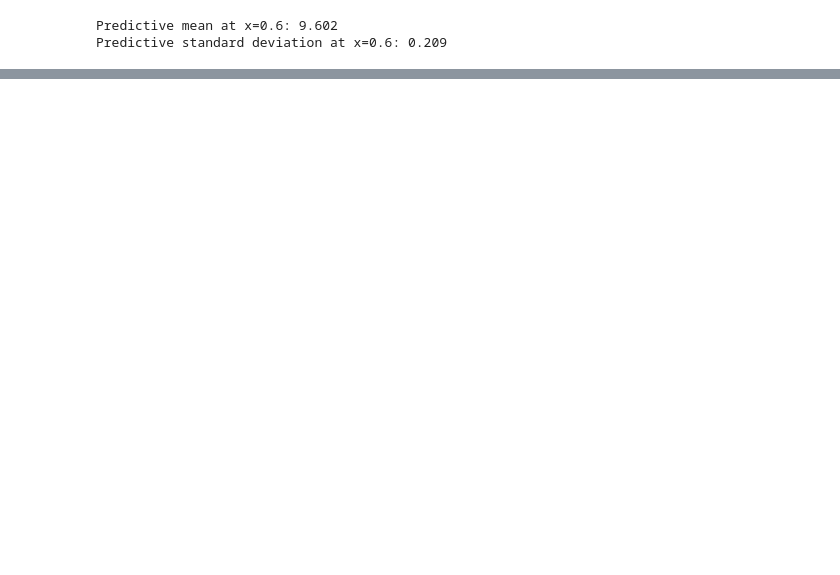
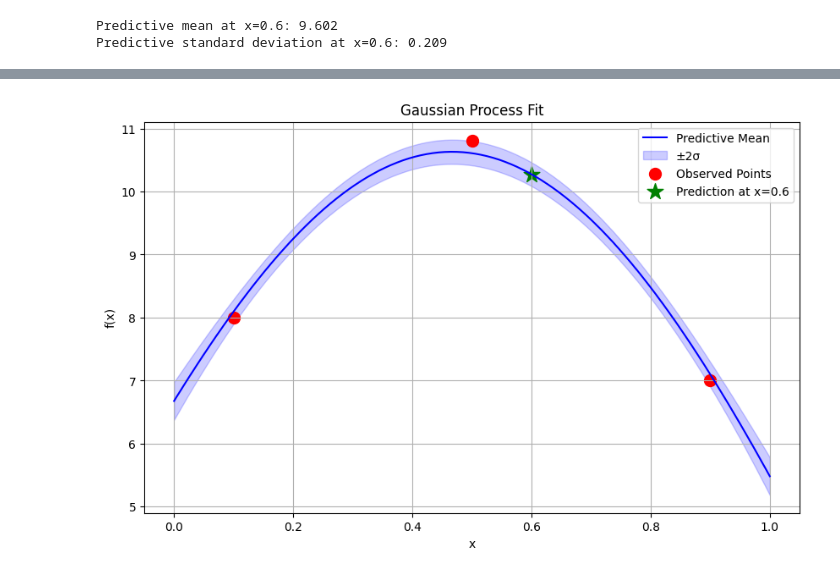
Before and after one commit to Alan-Cheong/IEEE_QW_2020, a Jupyter notebook: Bayesian_Optimisation_Grok3_example.ipynb, the cells around one changed output, grey strips where cells are left out. Cells and saved outputs as stored; diff of their text form; code cells hidden in the pictures; blank space fills up the shorter version.

```diff
--- a/Bayesian_Optimisation_Grok3_example.ipynb
+++ b/Bayesian_Optimisation_Grok3_example.ipynb
@@ -82,3 +82,81 @@ if __name__ == "__main__":
 # %% [output]
 Predictive mean at x=0.6: 9.602
 Predictive standard deviation at x=0.6: 0.209
+# %%
+import numpy as np
+import matplotlib.pyplot as plt
+
+def squared_exponential_kernel(x, x_prime, length_scale=1.0, sigma_f=3.2):
+    """
+    Squared exponential kernel: k(x, x') = sigma_f^2 * exp(-||x - x'||^2 / (2 * length_scale^2))
+    """
+    sq_dist = np.sum((x - x_prime) ** 2)
+    return sigma_f ** 2 * np.exp(-sq_dist / (2 * length_scale ** 2))
+
+def compute_k_x_X(x, X, length_scale=1.0, sigma_f=3.2):
+    """
+    Compute k(x, X): covariance vector between new point x and observed points X.
+    """
+    return np.array([squared_exponential_kernel(x, x_i, length_scale, sigma_f) for x_i in X])
+
+def compute_K(X, length_scale=1.0, sigma_f=3.2, noise_variance=0.0):
+    """
+    Compute K: covariance matrix for observed points X.
+    """
+    n = len(X)
+    K = np.zeros((n, n))
+    for i in range(n):
+        for j in range(n):
+            K[i, j] = squared_exponential_kernel(X[i], X[j], length_scale, sigma_f)
+    if noise_variance > 0:
+        K += noise_variance * np.eye(n)
+    return K
+
+def gp_predict(x, X, y, length_scale=1.0, sigma_f=3.2, noise_variance=0.0):
+    """
+    Compute GP predictive mean and standard deviation at point x.
+    """
+    k_x_X = compute_k_x_X(x, X, length_scale, sigma_f)
+    K = compute_K(X, length_scale, sigma_f, noise_variance)
+    K_inv = np.linalg.inv(K)
+    mu = k_x_X.T @ K_inv @ y
+    k_x_x = squared_exponential_kernel(x, x, length_scale, sigma_f)
+    var = k_x_x - k_x_X.T @ K_inv @ k_x_X
+    var = max(var, 0)
+    sigma = np.sqrt(var)
+    return mu, sigma
+
+# Data and parameters
+X = np.array([0.1, 0.5, 0.9])
+y = np.array([8.0, 10.8, 7.0])  # Tuned y_2 to 10.8
+x_new = 0.6
+length_scale = 1.0
+sigma_f = 3.2
+noise_variance = 0.01
+
+# Compute prediction at x = 0.6
+mu, sigma = gp_predict(x_new, X, y, length_scale, sigma_f, noise_variance)
+print(f"Predictive mean at x={x_new}: {mu:.3f}")
+print(f"Predictive standard deviation at x={x_new}: {sigma:.3f}")
+
+# Generate data for visualization
+x_range = np.linspace(0, 1, 100)
+mus = np.zeros(len(x_range))
+sigmas = np.zeros(len(x_range))
+for i, x in enumerate(x_range):
+    mus[i], sigmas[i] = gp_predict(x, X, y, length_scale, sigma_f, noise_variance)
+
+# Plot
+plt.figure(figsize=(10, 6))
+plt.plot(x_range, mus, 'b-', label='Predictive Mean')
+plt.fill_between(x_range, mus - 2 * sigmas, mus + 2 * sigmas, color='blue', alpha=0.2, label='±2σ')
+plt.scatter(X, y, c='red', marker='o', s=100, label='Observed Points')
+plt.scatter([x_new], [mu], c='green', marker='*', s=200, label=f'Prediction at x={x_new}')
+plt.title('Gaussian Process Fit')
+plt.xlabel('x')
+plt.ylabel('f(x)')
+plt.legend()
+plt.grid(True)
+plt.savefig('gp_fit.png')
+plt.show()
+# %% [output]
@@ -84,0 +165 @@ Predictive standard deviation at x=0.6: 0.209
+[figure, added]
```
Also changed, not shown: parts of 1 cell of this notebook.
